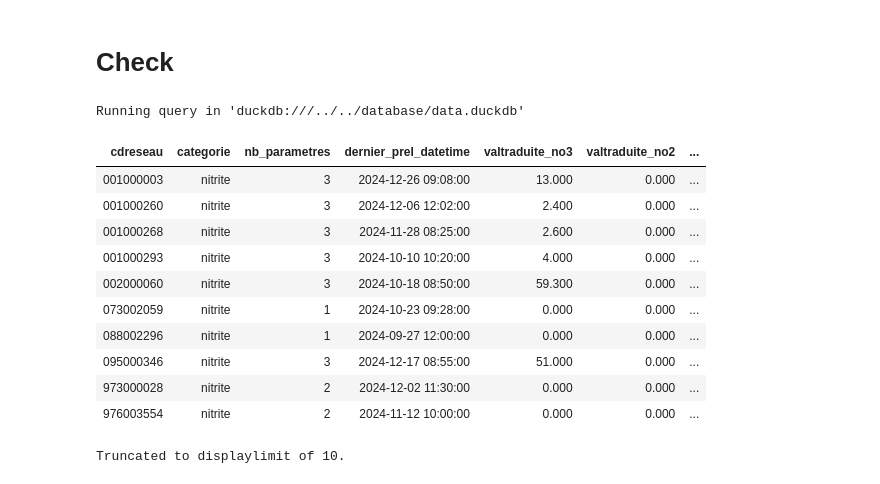
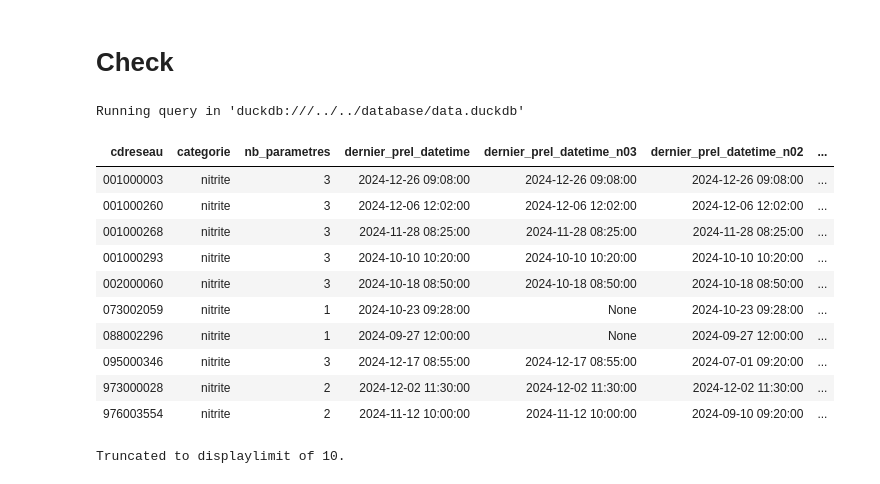
Before and after one commit to dataforgoodfr/13_pollution_eau, a Jupyter notebook: analytics/notebooks/resultats_nitrates.ipynb, the cells around one changed output. Drawn from its saved outputs; the diff is of its cells as text; code cells hidden in the pictures.

```diff
--- a/analytics/notebooks/resultats_nitrates.ipynb
+++ b/analytics/notebooks/resultats_nitrates.ipynb
@@ -181,49 +227,67 @@ last_pvl AS (
             CASE
                 WHEN
                     last_pvl.cdparametresiseeaux = 'NO3'
+                    THEN last_pvl.datetimeprel
+            END
+        ) AS dernier_prel_datetime_n03,
+        MAX(
+            CASE
+                WHEN
+                    last_pvl.cdparametresiseeaux = 'NO2'
+                    THEN last_pvl.datetimeprel
+            END
+        ) AS dernier_prel_datetime_n02,
+        MAX(
+            CASE
+                WHEN
+                    last_pvl.cdparametresiseeaux = 'NO3_NO2'
+                    THEN last_pvl.datetimeprel
+            END
+        ) AS dernier_prel_datetime_no3_no2,
+        MAX(
+            CASE
+                WHEN
+                    last_pvl.cdparametresiseeaux = 'NO3'
                     THEN last_pvl.valtraduite
-                ELSE 0
             END
         ) AS valtraduite_no3,
         MAX(
             CASE
                 WHEN
                     last_pvl.cdparametresiseeaux = 'NO2'
                     THEN last_pvl.valtraduite
-                ELSE 0
             END
         ) AS valtraduite_no2,
         MAX(
             CASE
                 WHEN
                     last_pvl.cdparametresiseeaux = 'NO3_NO2'
                     THEN last_pvl.valtraduite
-                ELSE 0
             END
         ) AS valtraduite_no3_no2
     FROM
         last_pvl
     WHERE
         last_pvl.row_number = 1
         AND cdreseau IN( '002000060','095000346','001000003','976003554','088002296','073002059','973000028','001000260','001000268','001000293')
     GROUP BY
         last_pvl.cdreseau,
         last_pvl.categorie
     ORDER BY
         cdreseau
 # %% [output]
 Running query in 'duckdb:///../../database/data.duckdb'
-| cdreseau | categorie | nb_parametres | dernier_prel_datetime | valtraduite_no3 | valtraduite_no2 | ... |
-| 001000003 | nitrite | 3 | 2024-12-26 09:08:00 | 13.000 | 0.000 | ... |
-| 001000260 | nitrite | 3 | 2024-12-06 12:02:00 | 2.400 | 0.000 | ... |
-| 001000268 | nitrite | 3 | 2024-11-28 08:25:00 | 2.600 | 0.000 | ... |
-| 001000293 | nitrite | 3 | 2024-10-10 10:20:00 | 4.000 | 0.000 | ... |
-| 002000060 | nitrite | 3 | 2024-10-18 08:50:00 | 59.300 | 0.000 | ... |
-| 073002059 | nitrite | 1 | 2024-10-23 09:28:00 | 0.000 | 0.000 | ... |
-| 088002296 | nitrite | 1 | 2024-09-27 12:00:00 | 0.000 | 0.000 | ... |
-| 095000346 | nitrite | 3 | 2024-12-17 08:55:00 | 51.000 | 0.000 | ... |
-| 973000028 | nitrite | 2 | 2024-12-02 11:30:00 | 0.000 | 0.000 | ... |
-| 976003554 | nitrite | 2 | 2024-11-12 10:00:00 | 0.000 | 0.000 | ... |
+| cdreseau | categorie | nb_parametres | dernier_prel_datetime | dernier_prel_datetime_n03 | dernier_prel_datetime_n02 | ... |
+| 001000003 | nitrite | 3 | 2024-12-26 09:08:00 | 2024-12-26 09:08:00 | 2024-12-26 09:08:00 | ... |
+| 001000260 | nitrite | 3 | 2024-12-06 12:02:00 | 2024-12-06 12:02:00 | 2024-12-06 12:02:00 | ... |
+| 001000268 | nitrite | 3 | 2024-11-28 08:25:00 | 2024-11-28 08:25:00 | 2024-11-28 08:25:00 | ... |
+| 001000293 | nitrite | 3 | 2024-10-10 10:20:00 | 2024-10-10 10:20:00 | 2024-10-10 10:20:00 | ... |
+| 002000060 | nitrite | 3 | 2024-10-18 08:50:00 | 2024-10-18 08:50:00 | 2024-10-18 08:50:00 | ... |
+| 073002059 | nitrite | 1 | 2024-10-23 09:28:00 | None | 2024-10-23 09:28:00 | ... |
+| 088002296 | nitrite | 1 | 2024-09-27 12:00:00 | None | 2024-09-27 12:00:00 | ... |
+| 095000346 | nitrite | 3 | 2024-12-17 08:55:00 | 2024-12-17 08:55:00 | 2024-07-01 09:20:00 | ... |
+| 973000028 | nitrite | 2 | 2024-12-02 11:30:00 | 2024-12-02 11:30:00 | 2024-12-02 11:30:00 | ... |
+| 976003554 | nitrite | 2 | 2024-11-12 10:00:00 | 2024-11-12 10:00:00 | 2024-09-10 09:20:00 | ... |
 Truncated to displaylimit of 10.
 # %%
 %%sql --with int__resultats_nitrites_udi_dernier
```
Also changed, not shown: parts of 3 cells of this notebook, 3 other files.
